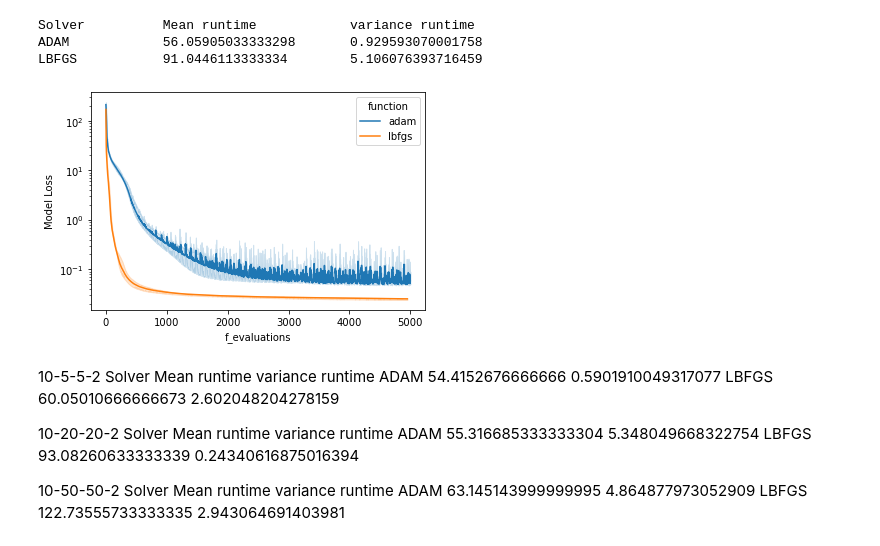
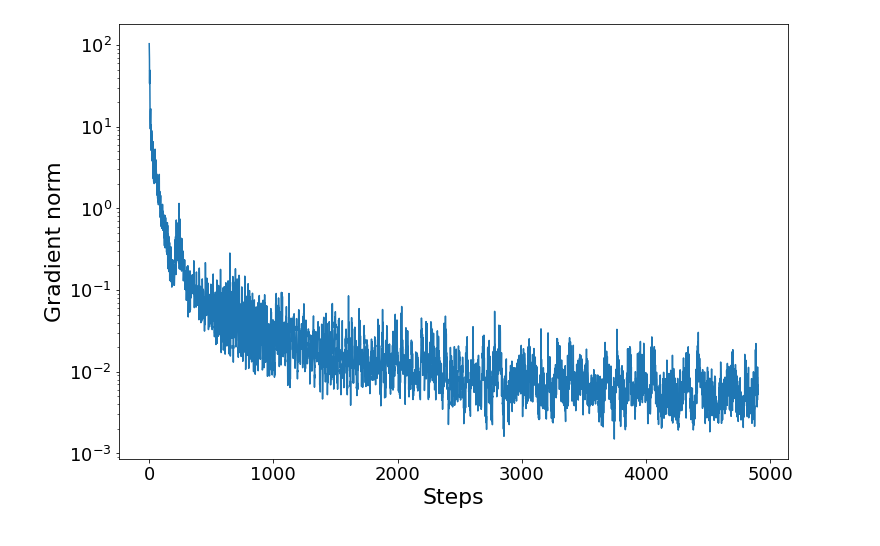
Before and after one commit to michelebersani/ComputationalMathematics, a Jupyter notebook: comparison_plots.ipynb, the cells around one changed output. Cells and saved outputs as stored; diff of their text form; code cells hidden in the pictures.

Commit message:
plotting

```diff
--- a/comparison_plots.ipynb
+++ b/comparison_plots.ipynb
@@ -32,3 +33,18 @@ x = model.Weights
+# %%
+solver = LBFGS(eps=1e-10,max_feval=max_feval,M=500,m1=0.01,m2=0.7)
+model.init_weights()
+x = model.Weights
+status = solver.solve(f, x)
+# %%
+fig, ax = plt.subplots(figsize=(12,8))
+plt.rcParams.update({'font.size': 18,'font.weight':'normal','font.family':'sans-serif'})
+ax.plot(solver.ngs)
+ax.set_yscale('log')
+ax.set_ylabel('Gradient norm', fontsize=22)
+ax.set_xlabel('Steps', fontsize=22)
+plt.show()
+# %% [output]
+[figure, added]
 # %%
 import seaborn as sns
 from adam import adam_SGD
@@ -46,7 +62,6 @@ def pair_vector(vector_list):
     return vector_list
 
 runs = 3
-max_feval = 5000
 
 adam_f_values = []
 adam_runtimes = []
@@ -85,12 +100,8 @@ for i in range(runs):
     lbfgs_f_evals.append(solver.feval)
 
 print("Solver \t\tMean runtime\t\tvariance runtime")
-print(f"ADAM\t\t{np.mean(adam_runtimes)}\t{np.var(adam_runtimes)}")
-print(f"LBFGS\t\t{np.mean(lbfgs_runtimes)}\t{np.var(lbfgs_runtimes)}")
+print(f"ADAM\t\t{np.mean(adam_runtimes)}\t{np.std(adam_runtimes)}")
+print(f"LBFGS\t\t{np.mean(lbfgs_runtimes)}\t{np.std(lbfgs_runtimes)}")
-# %% [output]
-Solver          Mean runtime            variance runtime
-ADAM            56.05905033333298       0.929593070001758
-LBFGS           91.0446113333334        5.106076393716459
 # %%
 if lbfgs_f_values is not None and adam_f_values is not None:
     run_1 = pair_vector(adam_f_values)
@@ -105,22 +116,3 @@ if lbfgs_f_values is not None and adam_f_values is not None:
     fig = sns.lineplot(x="variable", y="value", hue="function", data=result, estimator=geo_mean)
     fig.set_yscale("log")
     fig.set(xlabel='f_evaluations', ylabel='Model Loss')
-# %% [output]
-[figure, removed]
-# %% [markdown]
-10-5-5-2
-Solver 		Mean runtime		variance runtime
-ADAM		54.4152676666666	0.5901910049317077
-LBFGS		60.05010666666673	2.602048204278159
-
-
-10-20-20-2
-Solver 		Mean runtime		variance runtime
-ADAM		55.316685333333304	5.348049668322754
-LBFGS		93.08260633333339	0.24340616875016394
-
-
-10-50-50-2
-Solver 		Mean runtime		variance runtime
-ADAM		63.145143999999995	4.864877973052909
-LBFGS		122.73555733333335	2.943064691403981
```
Also changed, not shown: parts of 1 cell of this notebook, 2 other files.
